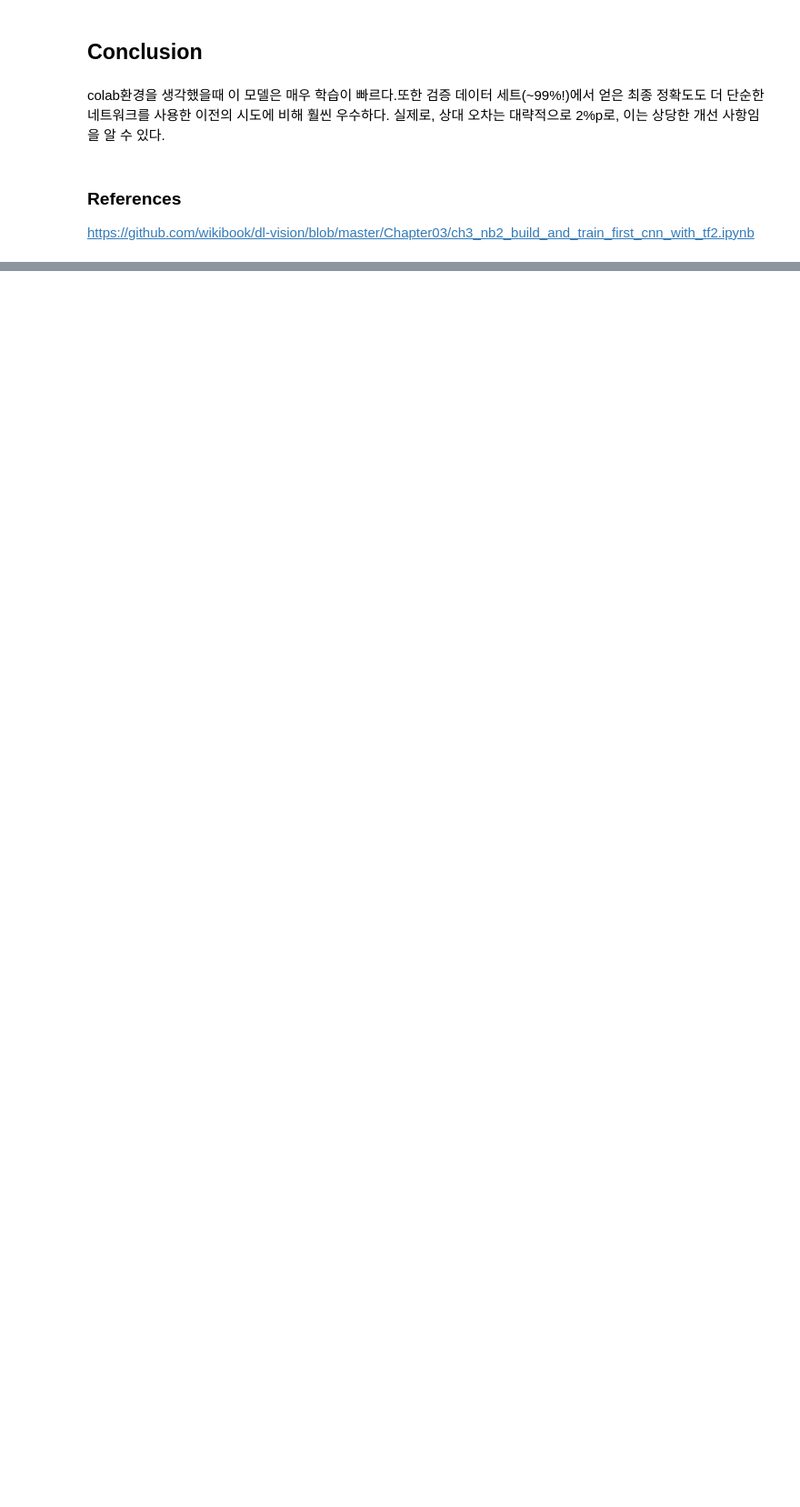
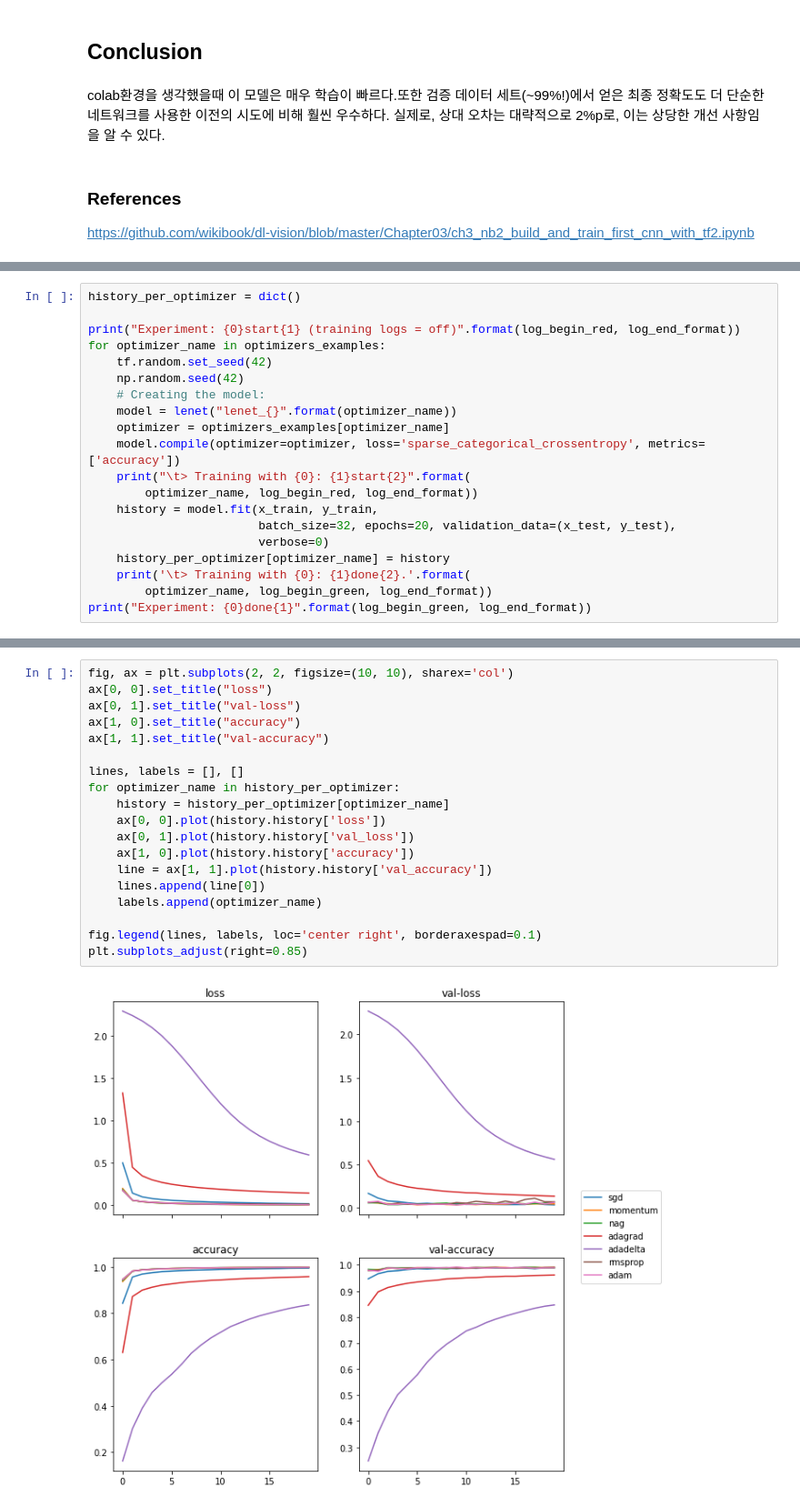
Before and after one commit to jkworldchampion/Military_CodingStudy, a Jupyter notebook: deeplearning/computer_vision_tf2_ch3.ipynb, the cells around one changed output, grey strips where cells are left out. Shown: that part at 91% size. Saved outputs shown, nothing was run; the diff lists cells and outputs as text; blank space fills up the shorter version.

Commit message:
옵티마이저별로 학습 history를 비교해보았다

```diff
--- a/deeplearning/computer_vision_tf2_ch3.ipynb
+++ b/deeplearning/computer_vision_tf2_ch3.ipynb
@@ -385,0 +462,20 @@ https://github.com/wikibook/dl-vision/blob/master/Chapter03/ch3_nb2_build_and_tr
+# %%
+history_per_optimizer = dict()
+
+print("Experiment: {0}start{1} (training logs = off)".format(log_begin_red, log_end_format))
+for optimizer_name in optimizers_examples:
+    tf.random.set_seed(42)
+    np.random.seed(42)
+    # Creating the model:
+    model = lenet("lenet_{}".format(optimizer_name))
+    optimizer = optimizers_examples[optimizer_name]
+    model.compile(optimizer=optimizer, loss='sparse_categorical_crossentropy', metrics=['accuracy'])
+    print("\t> Training with {0}: {1}start{2}".format(
+        optimizer_name, log_begin_red, log_end_format))
+    history = model.fit(x_train, y_train,
+                        batch_size=32, epochs=20, validation_data=(x_test, y_test),
+                        verbose=0)
+    history_per_optimizer[optimizer_name] = history
+    print('\t> Training with {0}: {1}done{2}.'.format(
+        optimizer_name, log_begin_green, log_end_format))
+print("Experiment: {0}done{1}".format(log_begin_green, log_end_format))
@@ -385,0 +501,21 @@ https://github.com/wikibook/dl-vision/blob/master/Chapter03/ch3_nb2_build_and_tr
+# %%
+fig, ax = plt.subplots(2, 2, figsize=(10, 10), sharex='col')
+ax[0, 0].set_title("loss")
+ax[0, 1].set_title("val-loss")
+ax[1, 0].set_title("accuracy")
+ax[1, 1].set_title("val-accuracy")
+
+lines, labels = [], []
+for optimizer_name in history_per_optimizer:
+    history = history_per_optimizer[optimizer_name]
+    ax[0, 0].plot(history.history['loss'])
+    ax[0, 1].plot(history.history['val_loss'])
+    ax[1, 0].plot(history.history['accuracy'])
+    line = ax[1, 1].plot(history.history['val_accuracy'])
+    lines.append(line[0])
+    labels.append(optimizer_name)
+
+fig.legend(lines, labels, loc='center right', borderaxespad=0.1)
+plt.subplots_adjust(right=0.85)
+# %% [output]
+[figure, added]
```
Also changed, not shown: parts of 18 cells of this notebook.
